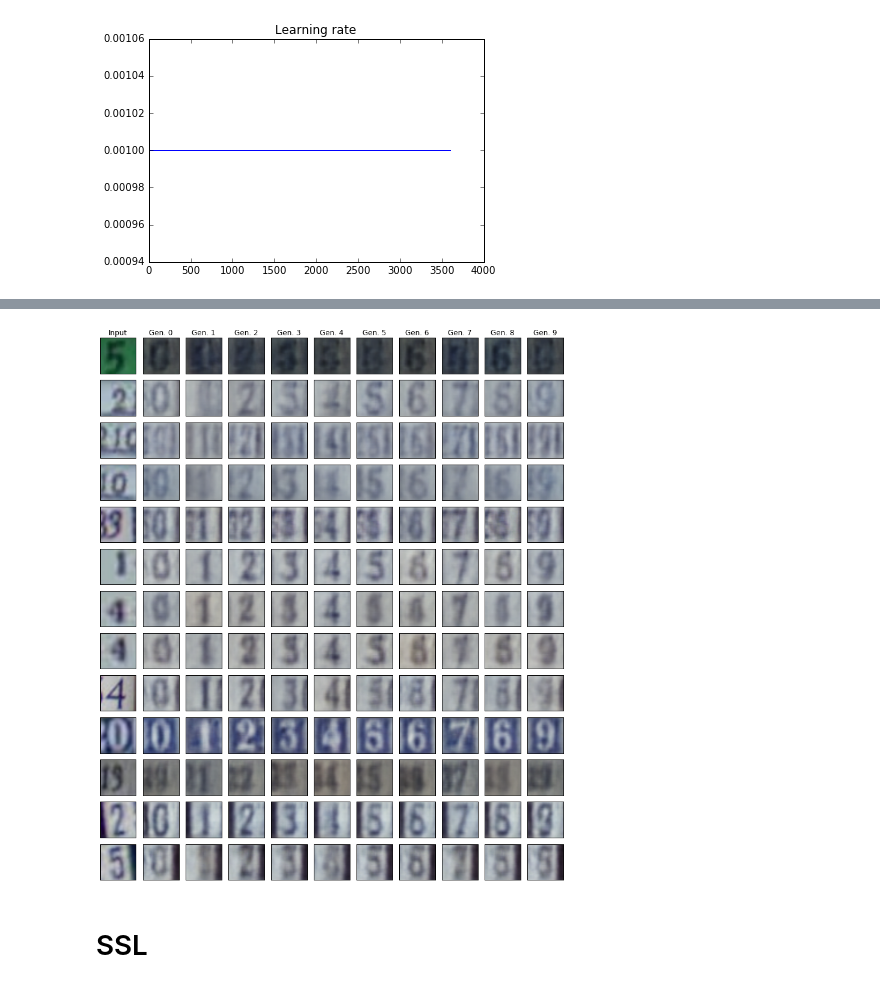
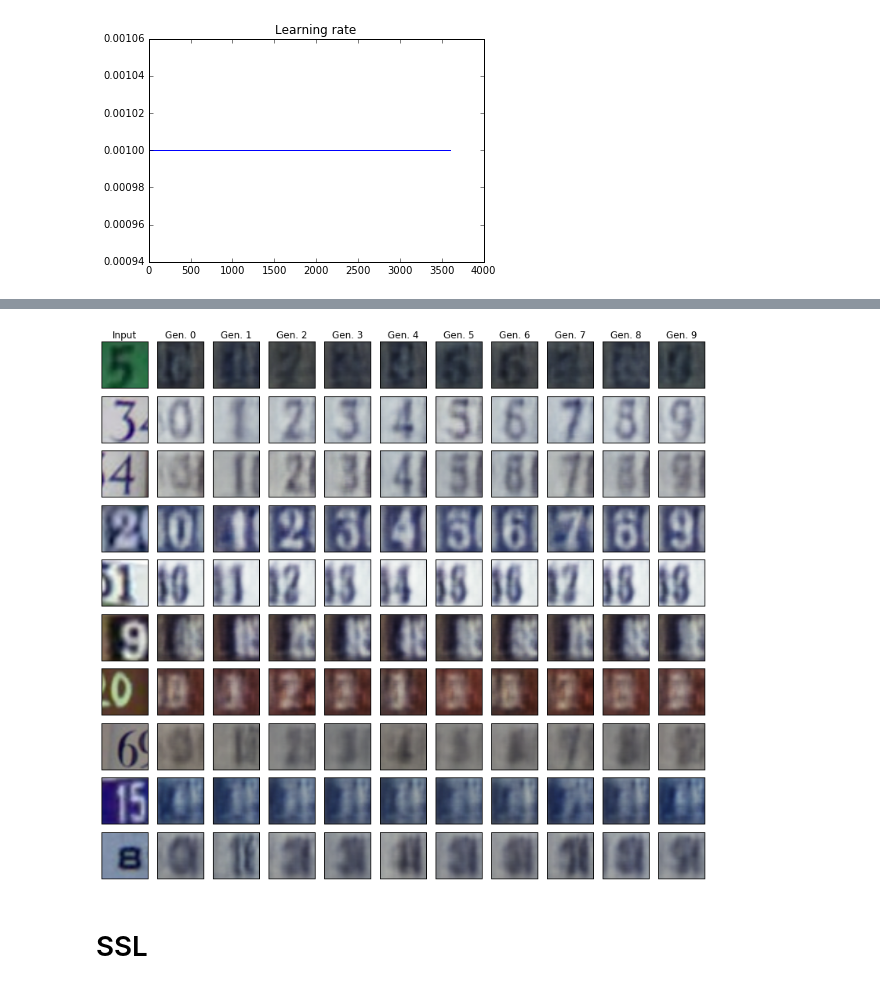
Before and after one commit to Jianbo-Lab/deep-learning-project, a Jupyter notebook: notebook/SVHN.ipynb, the cells around one changed output, grey strips where cells are left out. Cells and saved outputs as stored; diff of their text form; code cells hidden in the pictures.

```diff
--- a/notebook/SVHN.ipynb
+++ b/notebook/SVHN.ipynb
@@ -149,32 +149,33 @@ for j in xrange(10):
                                                   model.z_mean: mu,
                                                   model.z_log_sigma2: log_sigma2})
 # %%
-#subset = xrange(20)
-subset = [0,1,2,3,10,13,14,15, 19, 21,23,24,25]
+#subset = xrange(50,60)
+subset = [0,18,19, 20, 37, 43, 48, 49, 51,55]
+#subset = [0,1,2,3,10,13,14,15, 19, 21,23,24,25]
 testx_subset = testx[subset]
 generated_images_subset = generated_images[:, subset, :]
 
 plt.figure(figsize=(11,len(subset)))
 #plt.figure(figsize=(len(subset),11))
 for i in xrange(len(subset)):
     plt.subplot(len(subset), 11, 11*i+1)
     plt.imshow(testx_subset[i].reshape(32,32,3), cmap='gray_r')
     if i == 0:
         plt.title('Input')
     plt.xticks([])
     plt.yticks([])
     for j in xrange(10):
         plt.subplot(len(subset),11, 11*i+j+2)
         plt.imshow(generated_images_subset[j,i,:].reshape(32,32,3), cmap='gray_r')
         if i == 0:
             plt.title('Gen. {}'.format(j))
         plt.xticks([])
         plt.yticks([])
 plt.tight_layout()
 #plt.savefig('images/svhn_cvaegan_fc_style')
 plt.show()
 # %% [output]
-[figure, old version]
+[figure, new version]
 # %% [markdown]
 #  SSL
 # %%
```
Also changed, not shown: parts of 1 cell of this notebook, 7 other files.
